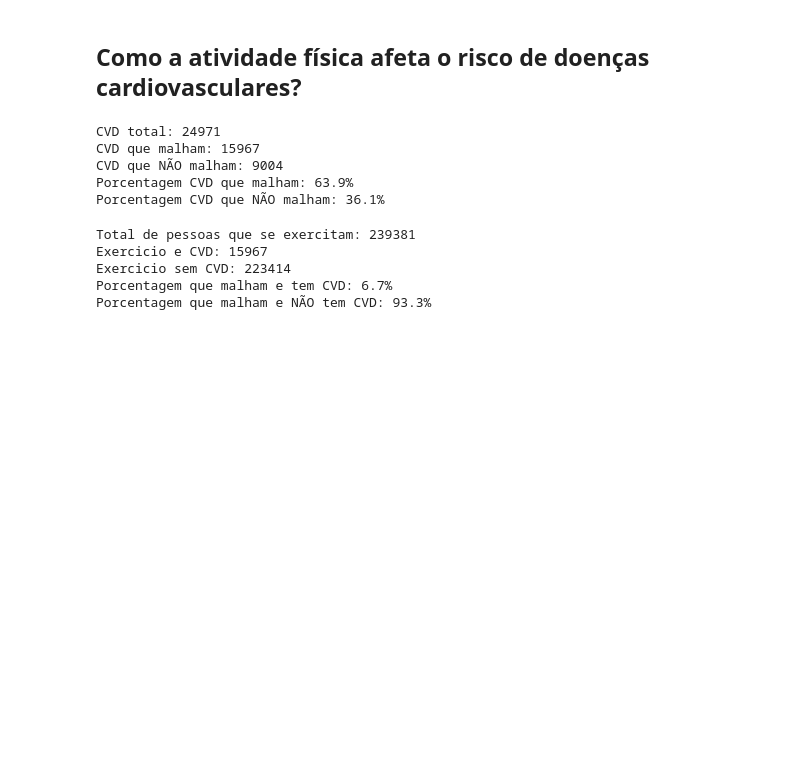
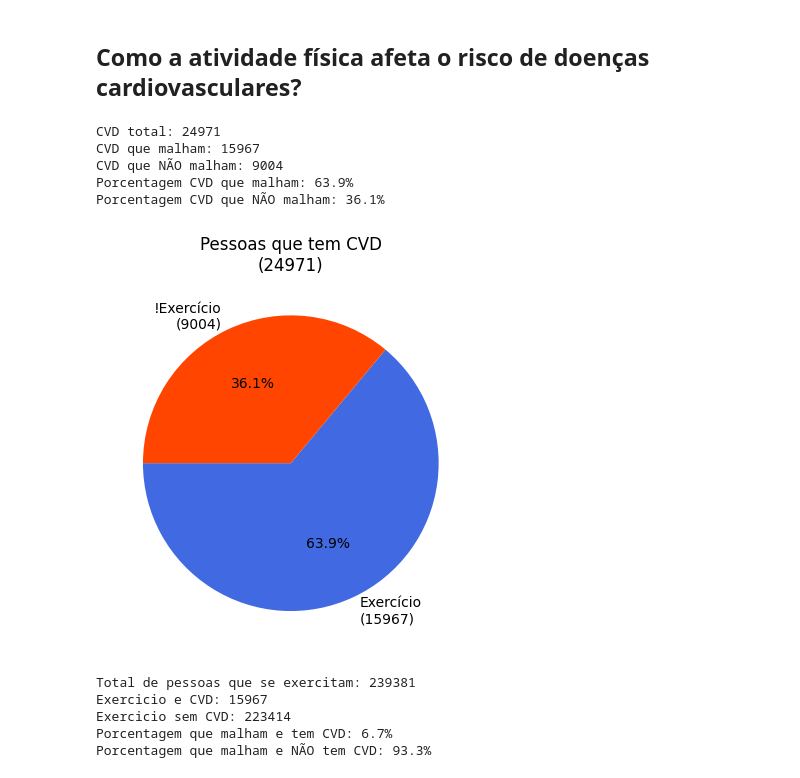
Before and after one commit to PDTCCLF/INF1032, a Jupyter notebook: INF1032_G1.ipynb, the cells around one changed output. Drawn from its saved outputs; the diff is of its cells as text; code cells hidden in the pictures; blank space fills up the shorter version.

```diff
--- a/INF1032_G1.ipynb
+++ b/INF1032_G1.ipynb
@@ -141,6 +140,16 @@ CVD que malham: 15967
 CVD que NÃO malham: 9004
 Porcentagem CVD que malham: 63.9%
 Porcentagem CVD que NÃO malham: 36.1%
+# %%
+labelsCVD = [f'Exercício\n({exercicioS})', f'!Exercício\n({exercicioN})']
+sizesCVD = [pMalham, pMalhamN]
+
+fig, ax = plt.subplots()
+ax.set_title(f'Pessoas que tem CVD\n({totalCVD})')
+ax.pie(sizesCVD, labels=labelsCVD, autopct='%1.1f%%', colors = ["royalblue", "orangered"], startangle=180)
+plt.show()
+# %% [output]
+[figure, added]
 # %%
 totalExercicio = len(df.query('Exercise == "Yes"'))
 CVDsim = len(df.query('Heart_Disease == "Yes" and Exercise == "Yes"'))
```
Also changed, not shown: parts of 11 cells of this notebook.
